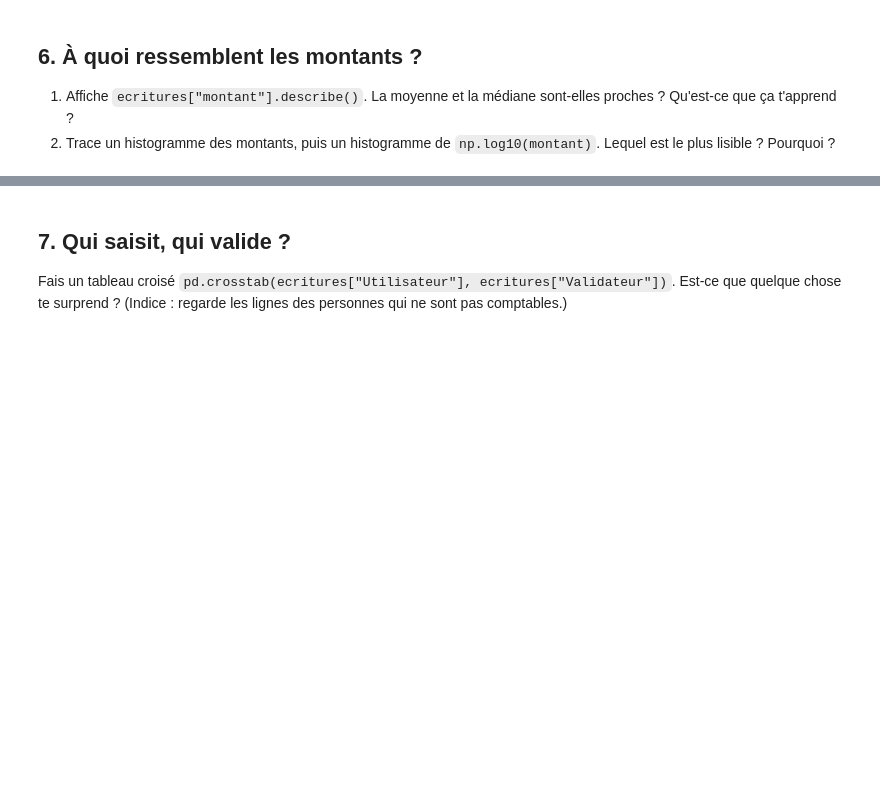
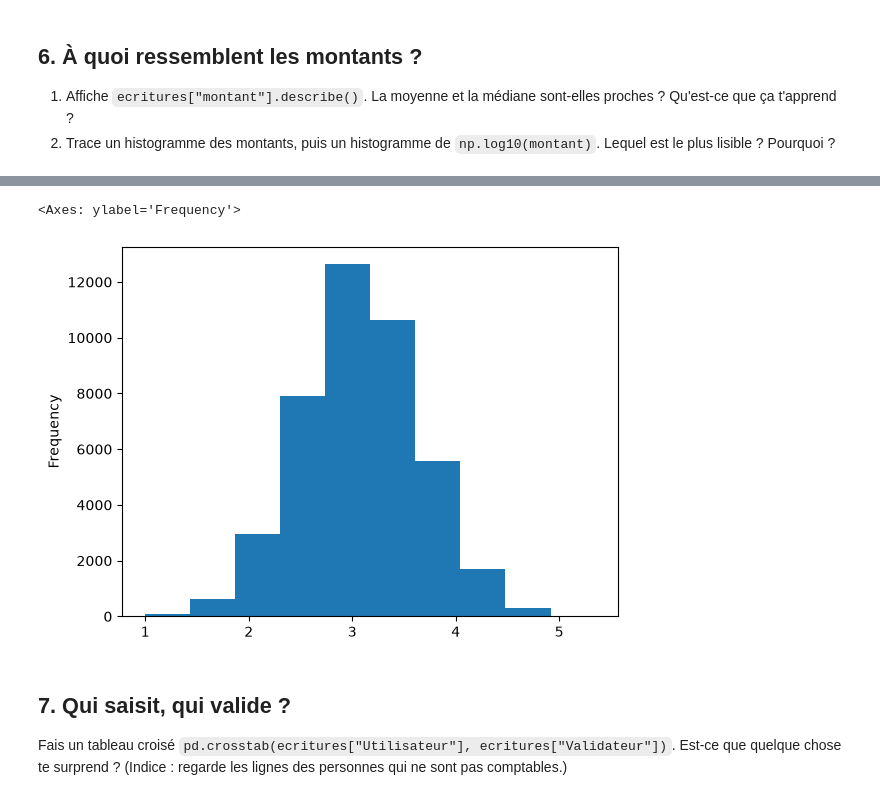
Before and after one commit to leolebon/detection-anomalies-comptable, a Jupyter notebook: notebooks/01_exploration.ipynb, the cells around one changed output, grey strips where cells are left out. Cells and saved outputs as stored; diff of their text form; code cells hidden in the pictures; blank space fills up the shorter version.

```diff
--- a/notebooks/01_exploration.ipynb
+++ b/notebooks/01_exploration.ipynb
@@ -47,0 +130,7 @@ Quel mois est le plus calme ? Le plus chargé ?
+# %%
+m = ecritures["montant"]
+m = m[m > 0]
+np.log10(m).plot(kind="hist")
+# %% [output]
+<Axes: ylabel='Frequency'>
+[figure, added]
```
Also changed, not shown: parts of 16 cells of this notebook.
